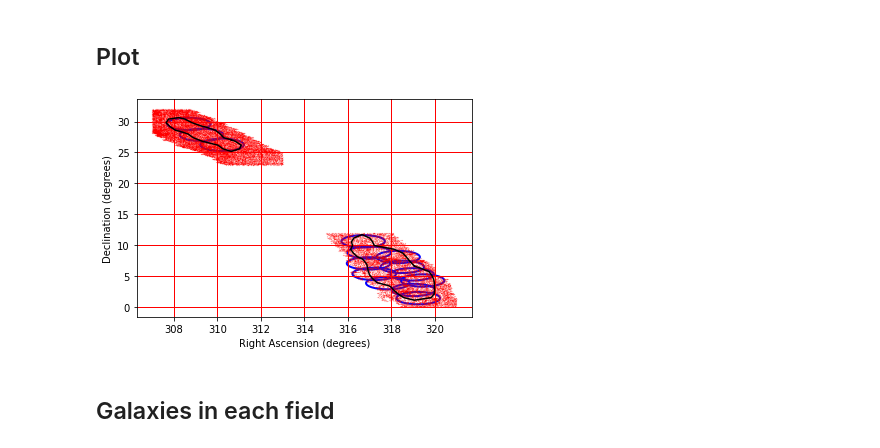
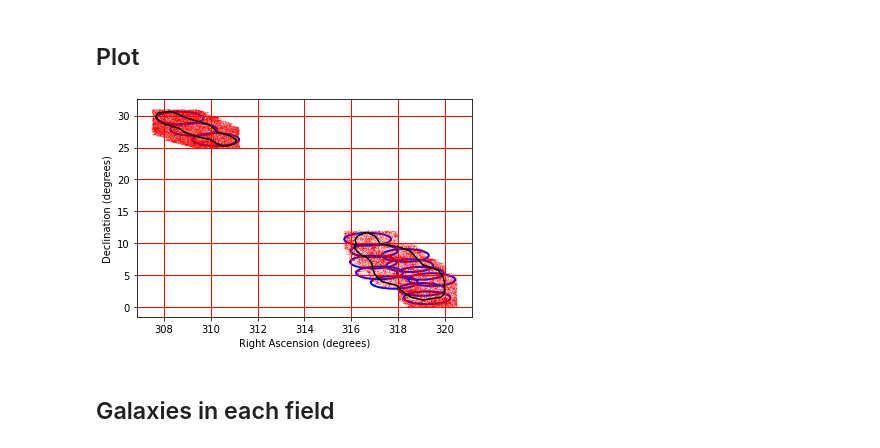
Before and after one commit to Lanasalmon/WEAVE_galaxies, a Jupyter notebook: S200129m.ipynb, the cells around one changed output. Drawn from its saved outputs; the diff is of its cells as text; code cells hidden in the pictures.

```diff
--- a/S200129m.ipynb
+++ b/S200129m.ipynb
@@ -118,0 +106,11 @@ See the caveats in the documentation: https://pandas.pydata.org/pandas-docs/stab
+# %%
+df_200219=pd.read_csv('200219_results.csv')
+plt.figure(1)
+plt.plot(df_200219['RA'],df_200219['Dec'],'r.', markersize=0.1)
+circ_dec=[29.612335710496843, 27.85185949195497, 26.2477161548889,  10.620983658324782, 8.805241967316647, 8.07878740033157, 7.047288229257127, 5.341596273782272, 6.483618852135471, 3.852372305991949, 2.7427172969132414, 4.2772558616878555, 5.270703402542033, 1.4219625799321136]
+circ_ra=[308.6869806094183,309.2686980609418,310.21606648199446,316.7045393542275,316.9835320123155,318.31237072708615,316.95208020841557,317.21364174626984,318.50477619010024,317.83689902897294,319.01122602036787,319.43961474698034,318.955143285703,319.2376411147075]
+
+for k in range(0,len(circ_ra)):
+    plt.gca().add_patch(Circle((circ_ra[k],circ_dec[k]),radius=1,linewidth=2,edgecolor='b',facecolor='none'))
+
+plt.show()
@@ -119,30 +119,33 @@ See the caveats in the documentation: https://pandas.pydata.org/pandas-docs/stab
 # %% [markdown]
 ## Plot
 # %%
+#newdf=df_200219[((df_200219['RA']>309) & (df_200219['Dec']<27)) ]
+
 # plot contours and galaxies
 plt.figure(1)
-plt.plot( ra_incontour, dec_incontour,'r.',markersize=0.1)
+#plt.plot( ra_incontour, dec_incontour,'r.',markersize=0.1)
+plt.plot(df_200219['RA'],df_200219['Dec'],'r.', markersize=0.1)
 for r in range(0,len(split_ra2)):
     plt.plot(split_ra2[r],split_dec2[r],'k-')
 
 plt.grid(color='r', linestyle='-', linewidth=1, which='both')
 
 # for 75% contours 200129m, define field centres.
 circ_dec=[29.612335710496843, 27.85185949195497, 26.2477161548889,  10.620983658324782, 8.805241967316647, 8.07878740033157, 7.047288229257127, 5.341596273782272, 6.483618852135471, 3.852372305991949, 2.7427172969132414, 4.2772558616878555, 5.270703402542033, 1.4219625799321136]
 circ_ra=[308.6869806094183,309.2686980609418,310.21606648199446,316.7045393542275,316.9835320123155,318.31237072708615,316.95208020841557,317.21364174626984,318.50477619010024,317.83689902897294,319.01122602036787,319.43961474698034,318.955143285703,319.2376411147075]
 
 
 
 
 for k in range(0,len(circ_ra)):
     plt.gca().add_patch(Circle((circ_ra[k],circ_dec[k]),radius=1,linewidth=2,edgecolor='b',facecolor='none'))
 
 plt.ylabel('Declination (degrees)')
 plt.xlabel('Right Ascension (degrees)')
 #plt.savefig('200129m_80.pdf')
 plt.show()
 # %% [output]
-[figure, old version]
+[figure, new version]
 # %% [markdown]
 ## Galaxies in each field
 # %%
```
Also changed, not shown: parts of 4 cells of this notebook, 15 other files.
